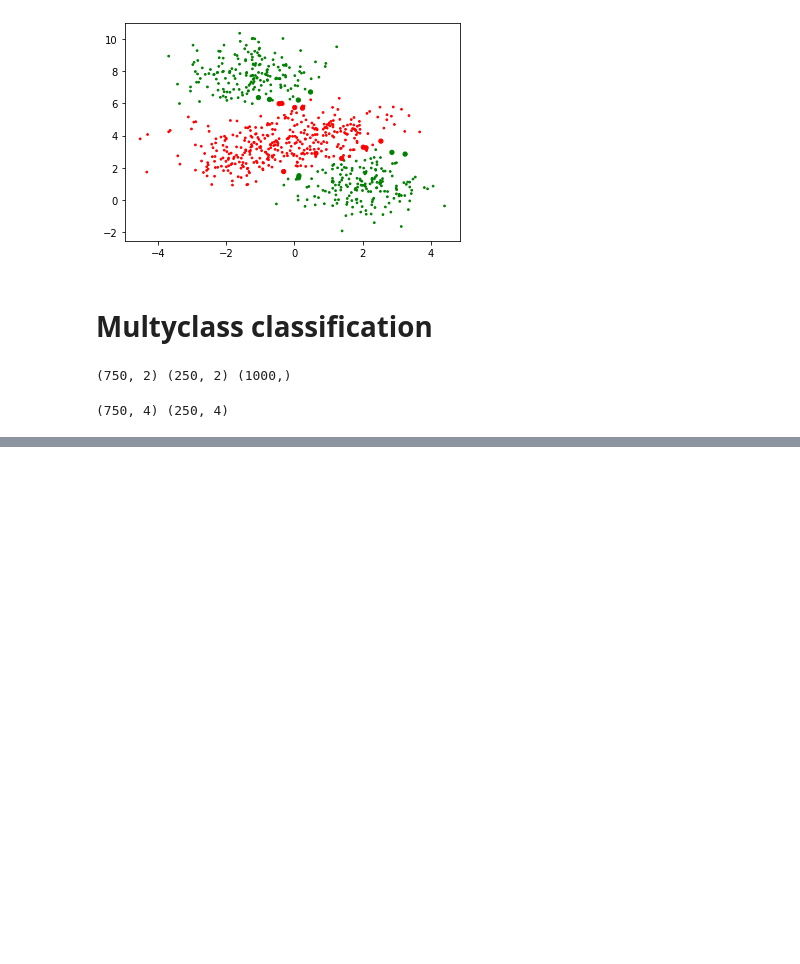
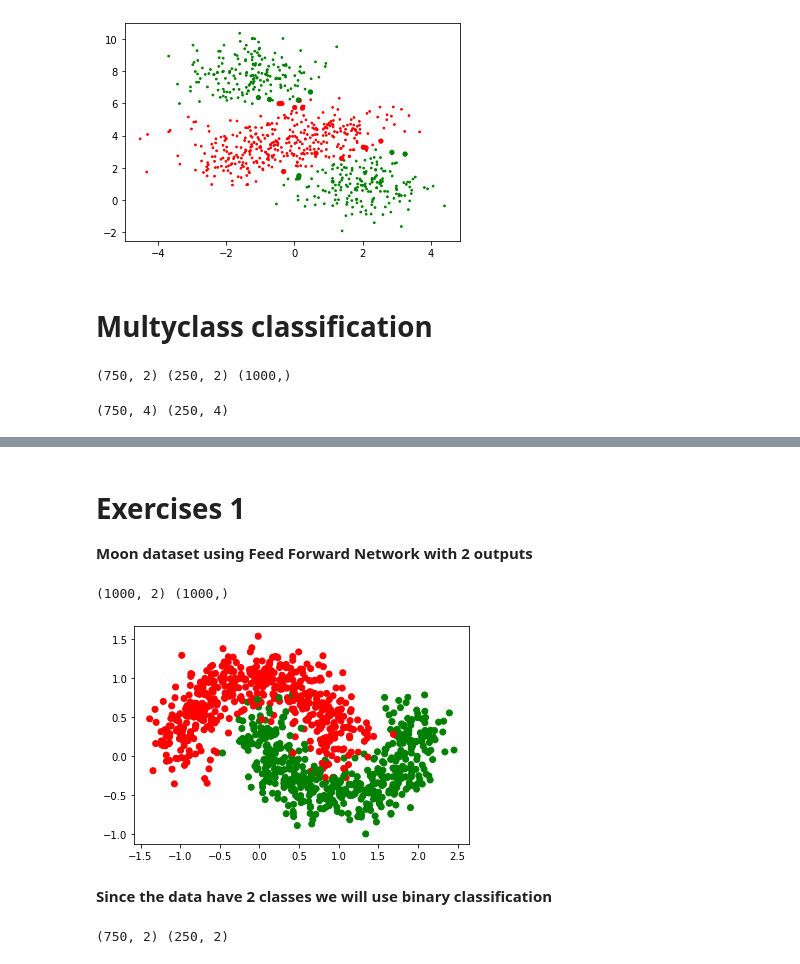
Before and after one commit to Arpitkamal/Deep-Learning-104-Feedforward-Neural-Networks, a Jupyter notebook: FeedForwardNetwork.ipynb, the cells around one changed output, grey strips where cells are left out. Saved outputs shown, nothing was run; the diff lists cells and outputs as text; code cells hidden in the pictures; blank space fills up the shorter version.

Commit message:
FFNeural Network Done

```diff
--- a/FeedForwardNetwork.ipynb
+++ b/FeedForwardNetwork.ipynb
@@ -440,0 +442,3 @@ plt.show()
+# %% [markdown]
+# Exercises 1
+**Moon dataset using Feed Forward Network with 2 outputs**
@@ -440,0 +447,17 @@ plt.show()
+# %%
+data, labels = make_moons(n_samples=1000, random_state=0, noise=0.2)
+print(data.shape, labels.shape)
+# %% [output]
+(1000, 2) (1000,)
+# %%
+plt.scatter(data[:,0], data[:,1], c=labels, cmap=my_cmap)
+plt.show()
+# %% [output]
+[figure, added]
+# %% [markdown]
+**Since the data have 2 classes we will use binary classification**
+# %%
+X_train, X_val, Y_train, Y_val = train_test_split(data, labels, stratify=labels, random_state=0)
+print(X_train.shape, X_val.shape)
+# %% [output]
+(750, 2) (250, 2)
```
Also changed, not shown: parts of 22 cells of this notebook.
